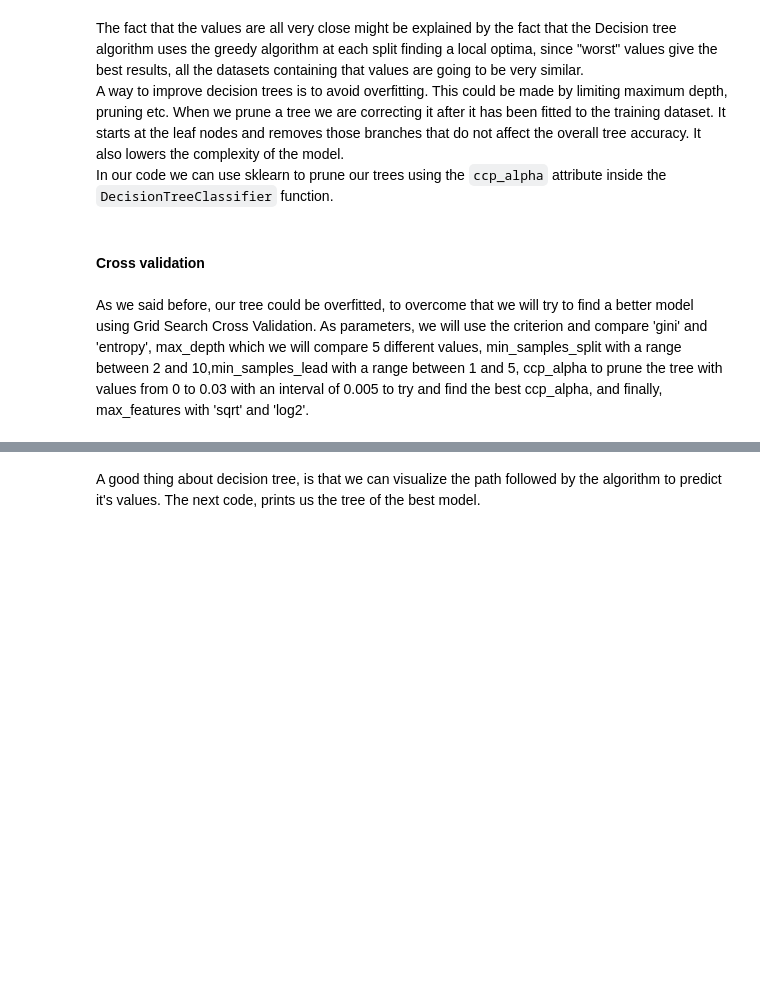
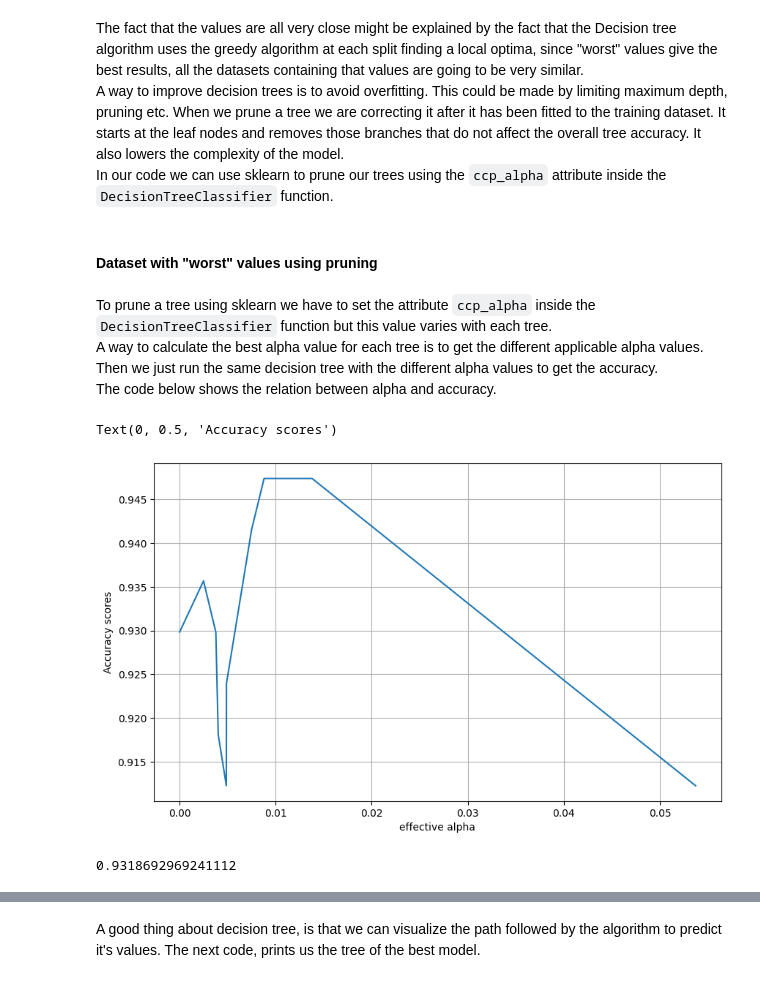
Before and after one commit to yoxerao/IA-proj2-FEUP, a Jupyter notebook: src/IART_proj2.ipynb, the cells around one changed output, grey strips where cells are left out. Cells and saved outputs as stored; diff of their text form; code cells hidden in the pictures; blank space fills up the shorter version.

Commit message:
some changes also final comparison between algorithms

```diff
--- a/src/IART_proj2.ipynb
+++ b/src/IART_proj2.ipynb
@@ -235,10 +339,62 @@ A way to improve decision trees is to avoid overfitting. This could be made by l
 When we prune a tree we are correcting it after it has been fitted to the training dataset. It starts at the leaf nodes and removes those branches that do not affect the overall tree accuracy. It also lowers the complexity of the model.
 <br>
 In our code we can use sklearn to prune our trees using the ``ccp_alpha`` attribute inside the ``DecisionTreeClassifier`` function.
-# %% [markdown]
-#### Cross validation
-# %% [markdown]
-As we said before, our tree could be overfitted, to overcome that we will try to find a better model using Grid Search Cross Validation. As parameters, we will use the criterion and compare 'gini' and 'entropy', max_depth which we will compare 5 different values, min_samples_split with a range between 2 and 10,min_samples_lead with a range between 1 and 5, ccp_alpha to prune the tree with values from 0 to 0.03 with an interval of 0.005 to try and find the best ccp_alpha, and finally, max_features with 'sqrt' and 'log2'.
+# %% [markdown]
+#### Dataset with "worst" values using pruning
+# %% [markdown]
+To prune a tree using sklearn we have to set the attribute `ccp_alpha` inside the `DecisionTreeClassifier` function but this value varies with each tree.<br>
+A way to calculate the best alpha value for each tree is to get the different applicable alpha values. Then we just run the same decision tree with the different alpha values to get the accuracy.<br>
+The code below shows the relation between alpha and accuracy.
+# %%
+path = clf.cost_complexity_pruning_path(x_worst_train, y_train)
+ccp_alphas, impurities = path.ccp_alphas, path.impurities
+
+clfs = []
+
+for ccp_alpha in ccp_alphas:
+    clf_worst = DecisionTreeClassifier(random_state=0, ccp_alpha=ccp_alpha)
+    clf_worst.fit(x_worst_train, y_train)
+    clfs.append(clf_worst)
+
+acc_scores = [accuracy_score(y_test, clf_worst.predict(x_worst_test)) for clf_worst in clfs]
+
+plt.figure(figsize=(10,  6))
+plt.grid()
+plt.plot(ccp_alphas[:-1], acc_scores[:-1])
+plt.xlabel("effective alpha")
+plt.ylabel("Accuracy scores")
+# %% [output]
+Text(0, 0.5, 'Accuracy scores')
+[figure, added]
+# %%
+recall_values = []
+
+for i in range(100):
+    x_alpha = x.filter(['fractal_dimension_worst','symmetry_worst','concave points_worst','concavity_worst','compactness_worst','smoothness_worst','area_worst','perimeter_worst','texture_worst','radius_worst'])
+
+    x_alpha_train, x_alpha_test, y_alpha_train, y_alpha_test = train_test_split(x_alpha, y, test_size=0.3)
+    x_worst_train = x_train.filter(['fractal_dimension_worst','symmetry_worst','concave points_worst','concavity_worst','compactness_worst','smoothness_worst','area_worst','perimeter_worst','texture_worst','radius_worst'])
+    x_worst_test = x_test.filter(['fractal_dimension_worst','symmetry_worst','concave points_worst','concavity_worst','compactness_worst','smoothness_worst','area_worst','perimeter_worst','texture_worst','radius_worst'])
+
+
+    clf_alpha = DecisionTreeClassifier()
+
+    path = clf_alpha.cost_complexity_pruning_path(x_alpha_train, y_alpha_train)
+    ccp_alphas, impurities = path.ccp_alphas, path.impurities
+
+    clfs = []
+
+    for ccp_alpha in ccp_alphas:
+        clf_alpha = DecisionTreeClassifier(random_state=0, ccp_alpha=ccp_alpha)
+        clf_alpha.fit(x_alpha_train, y_alpha_train)
+        clfs.append(clf_alpha)
+
+    acc_scores = [recall_score(y_alpha_test, clf_alpha.predict(x_alpha_test)) for clf_alpha in clfs]
+    recall_values.append(max(acc_scores))
+
+mean(recall_values)
+# %% [output]
+0.9318692969241112
 # %%
 from sklearn.model_selection import GridSearchCV, KFold
 
```
Also changed, not shown: parts of 43 cells of this notebook, 1 other file.
